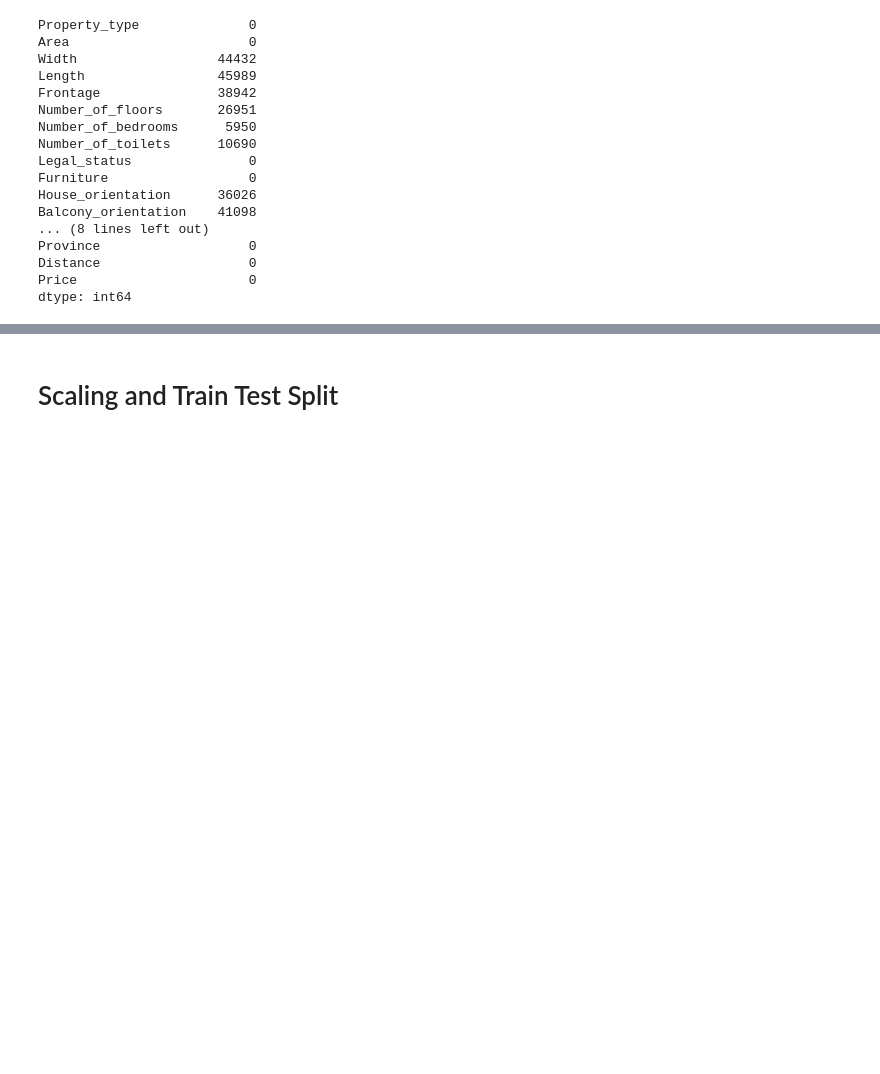
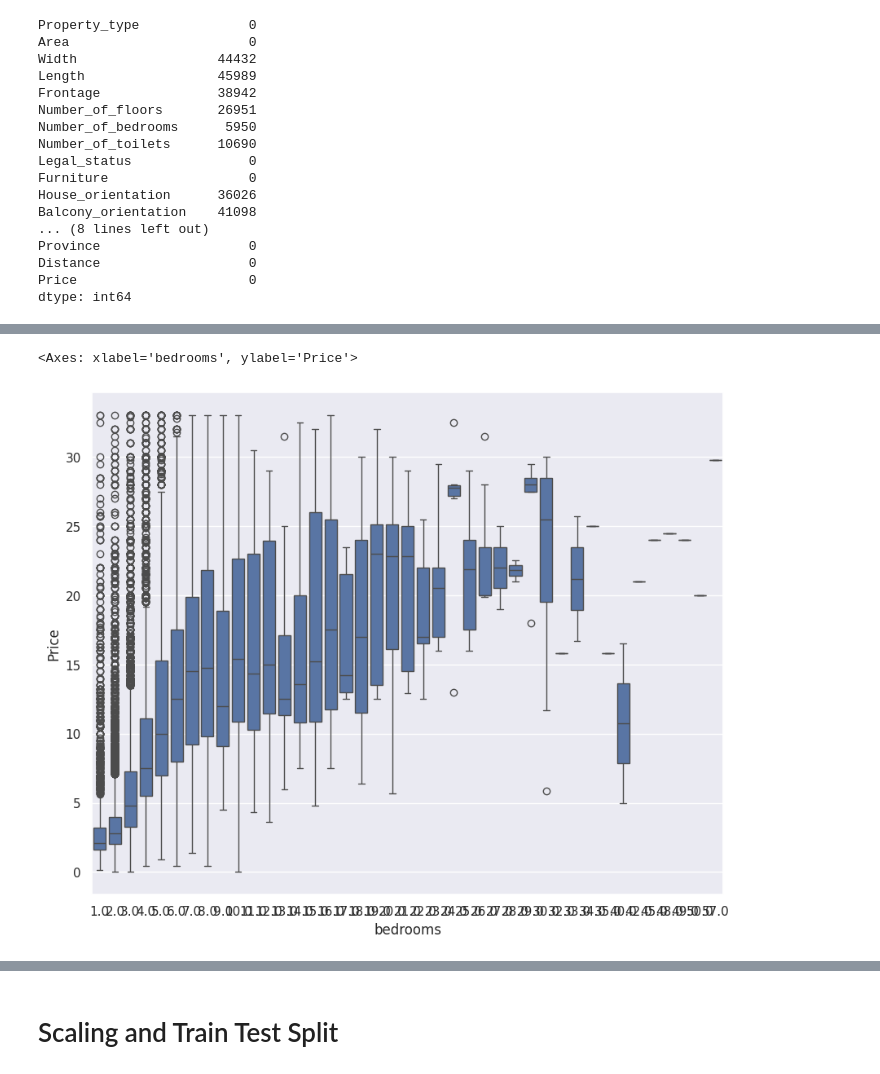
Before and after one commit to NgdHung31/Real_Estate_Regession_Deep_Learning, a Jupyter notebook: Kaggle_KerassRegression.ipynb, the cells around one changed output, grey strips where cells are left out. Saved outputs shown, nothing was run; the diff lists cells and outputs as text; code cells hidden in the pictures; blank space fills up the shorter version.

```diff
--- a/Kaggle_KerassRegression.ipynb
+++ b/Kaggle_KerassRegression.ipynb
@@ -210,4 +179,7 @@ sns.scatterplot(x='price',y='sqft_living',data=Data)
 # %%
 # feature like number of bedroom or bathroom
 plt.figure(figsize = (10,8))
-sns.boxplot(x = 'bedrooms',y = 'price', data = Data)
+sns.boxplot(x = 'bedrooms',y = 'Price', data = Data)
+# %% [output]
+<Axes: xlabel='bedrooms', ylabel='Price'>
+[figure, added]
```
Also changed, not shown: parts of 30 cells of this notebook, 2 other files.
